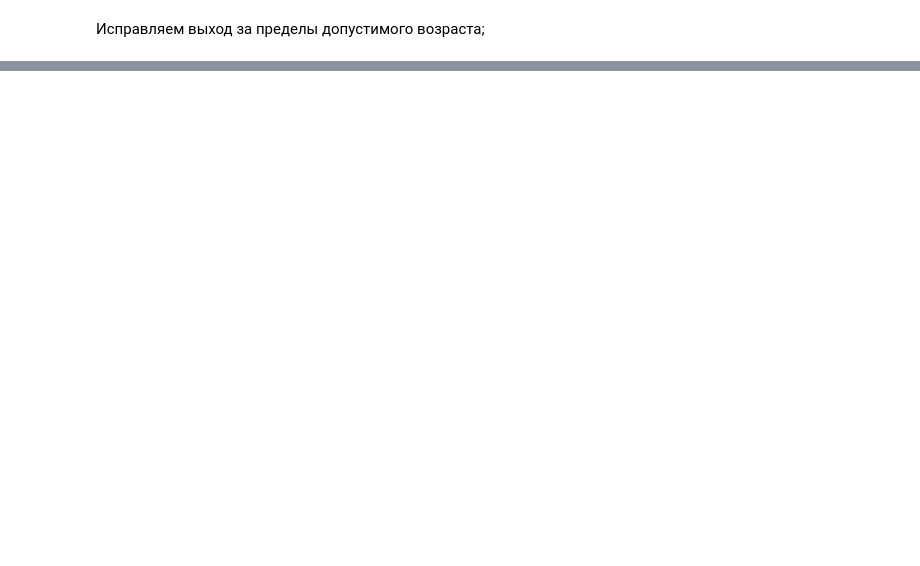
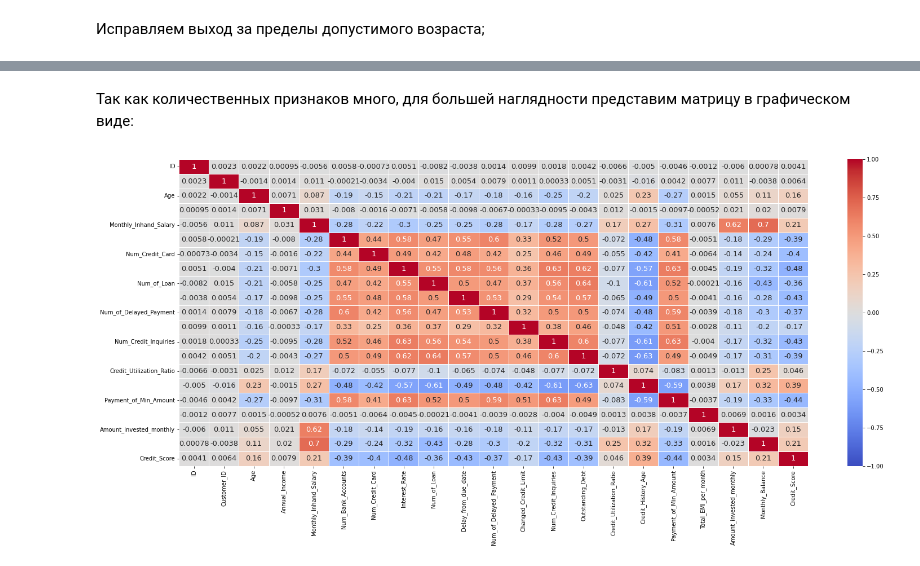
Before and after one commit to Zhurilovaa/Machine_Learning_Mag, a Jupyter notebook: homework/homework_7oct.ipynb, the cells around one changed output, grey strips where cells are left out. Drawn from its saved outputs; the diff is of its cells as text; code cells hidden in the pictures; blank space fills up the shorter version.

```diff
--- a/homework/homework_7oct.ipynb
+++ b/homework/homework_7oct.ipynb
@@ -442,0 +796,11 @@ Name: Changed_Credit_Limit, Length: 100000, dtype: float64
+# %%
+# исключим неверные значения
+def MB(row):
+    if(row.Monthly_Balance == '__-333333333333333333333333333__'):
+        return None
+    else:
+        return row.Monthly_Balance
+
+credit_data["Monthly_Balance"] = credit_data.apply(MB,axis=1)
+credit_data["Monthly_Balance"] = credit_data["Monthly_Balance"].astype(float)
+credit_data["Monthly_Balance"]
@@ -442,0 +822,11 @@ Name: Changed_Credit_Limit, Length: 100000, dtype: float64
+# %%
+def creditscore(row):
+    if(row.Credit_Score == 'Poor'):
+        return 0
+    elif(row.Credit_Score == 'Standard'):
+        return 1
+    else:
+        return 2
+
+credit_data.Credit_Score = credit_data.apply(creditscore,axis=1)
+credit_data["Credit_Score"]
@@ -462,0 +1024,10 @@ dtype: object
+# %%
+credit_data_rows_to_drop = credit_data[
+    (credit_data["Num_Bank_Accounts"] < credit_data["Num_Bank_Accounts"].quantile(0.005)) | (credit_data["Num_Bank_Accounts"] > credit_data["Num_Bank_Accounts"].quantile(0.985)) |
+    (credit_data["Num_Credit_Card"] < credit_data["Num_Credit_Card"].quantile(0.005)) | (credit_data["Num_Credit_Card"] > credit_data["Num_Credit_Card"].quantile(0.97)) |
+    (credit_data["Num_of_Loan"] < credit_data["Num_of_Loan"].quantile(0.005)) | (credit_data["Num_of_Loan"] > credit_data["Num_of_Loan"].quantile(0.995)) |
+    (credit_data["Num_of_Delayed_Payment"] < credit_data["Num_of_Delayed_Payment"].quantile(0.01)) | (credit_data["Num_of_Delayed_Payment"] > credit_data["Num_of_Delayed_Payment"].quantile(0.99)) |
+    (credit_data["Num_Credit_Inquiries"] < credit_data["Num_Credit_Inquiries"].quantile(0.005)) | (credit_data["Num_Credit_Inquiries"] > credit_data["Num_Credit_Inquiries"].quantile(0.98))].index
+
+clean_credit_data = credit_data.drop(credit_data_rows_to_drop)
+clean_credit_data.shape
@@ -462,0 +1057,3 @@ dtype: object
+# %%
+corr_mat = clean_credit_data.corr()
+corr_mat
@@ -462,0 +1079,8 @@ dtype: object
+# %% [markdown]
+Так как количественных признаков много, для большей наглядности представим матрицу в графическом виде:
+# %%
+sns.heatmap(corr_mat , cmap='coolwarm', vmin=-1, vmax=1, annot=True, linewidths=1.0, annot_kws={"fontsize":13})
+
+plt.gcf().set_size_inches(25, 10)
+# %% [output]
+[figure, added]
```
Also changed, not shown: parts of 178 cells of this notebook.
